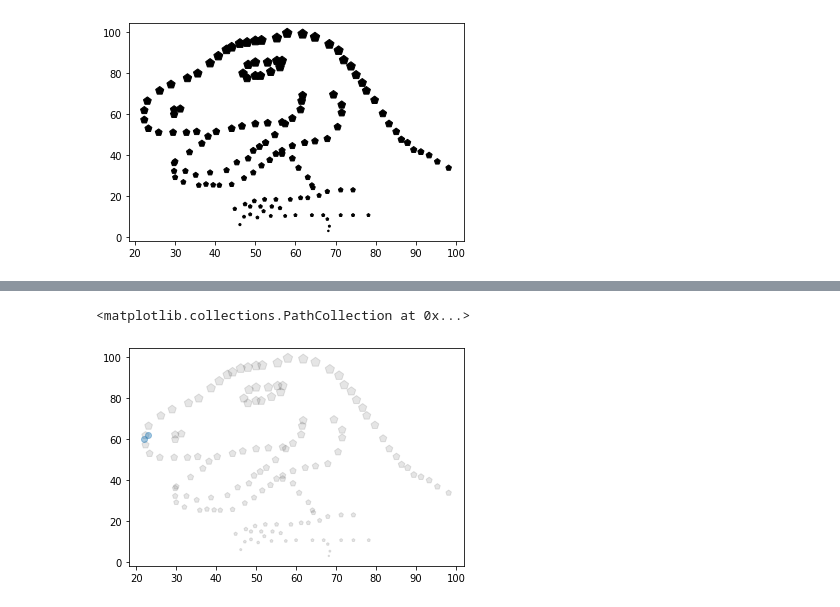
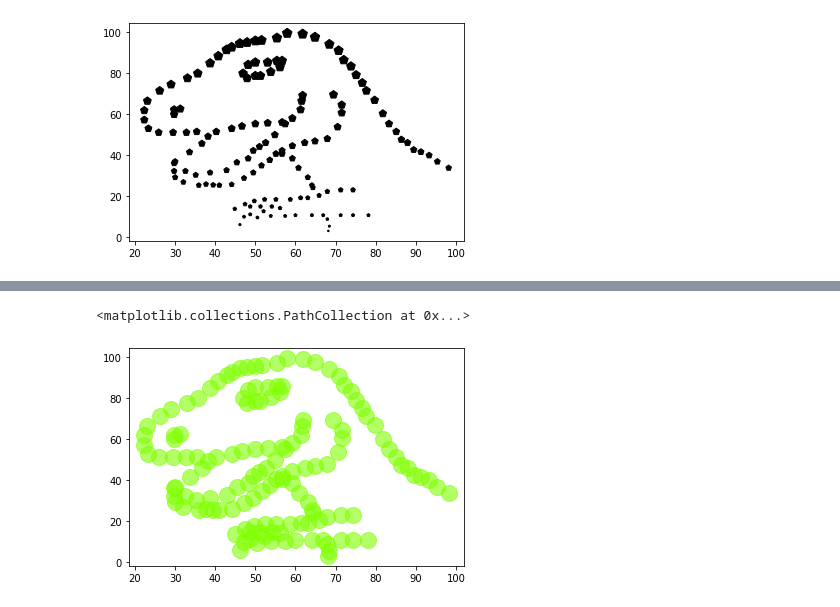
Before and after one commit to RYOMAKUNG/KKU_data_mining, a Jupyter notebook: data102.ipynb, the cells around one changed output, grey strips where cells are left out. Cells and saved outputs as stored; diff of their text form; code cells hidden in the pictures.

```diff
--- a/data102.ipynb
+++ b/data102.ipynb
@@ -99,6 +118,5 @@ plt.scatter(data['x'],data['y'],s=data['y'],c='k',marker='p')
 # %%
-plt.scatter(data['x'],data['y'],s=data['y'],c='k',marker='p',alpha=0.1)
-plt.scatter([22,23],[60,62],alpha=0.4)
+plt.scatter(data['x'],data['y'],s=256,c=[[0.5,1,0,0.6]])
 # %% [output]
 <matplotlib.collections.PathCollection at 0x...>
-[figure, old version]
+[figure, new version]
```
Also changed, not shown: parts of 16 cells of this notebook.
